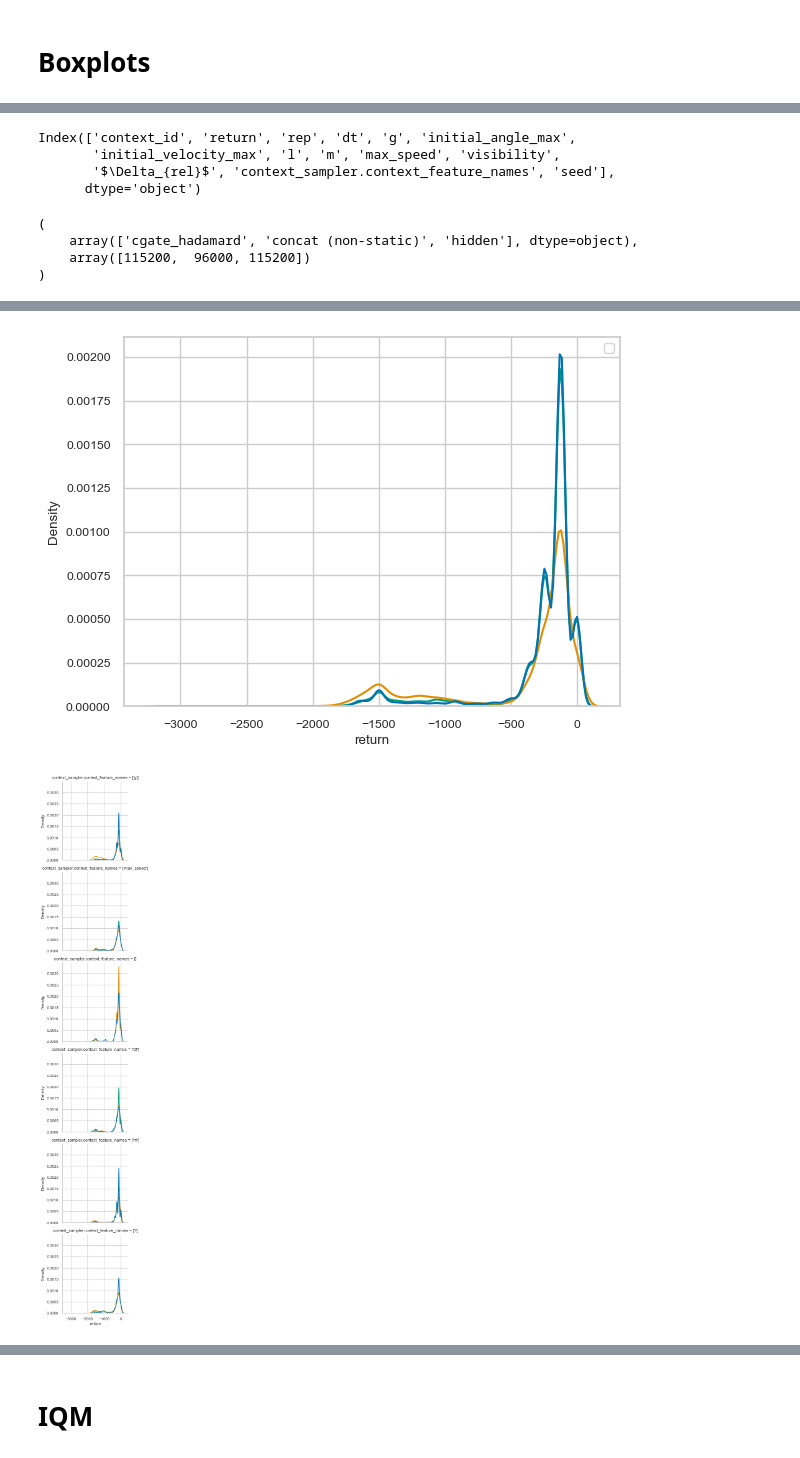
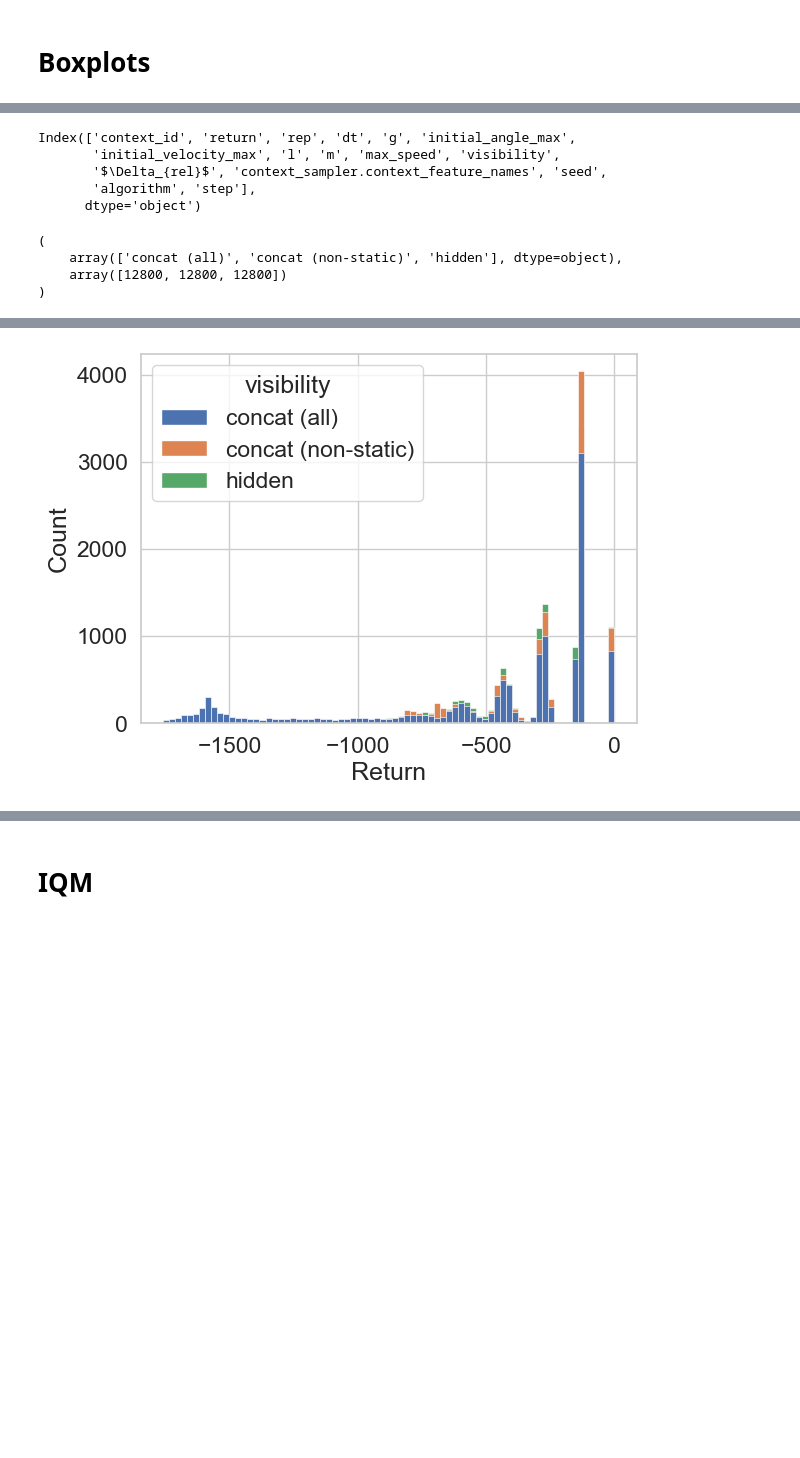
Before and after one commit to automl/CARL, a Jupyter notebook: experiments/evaluation/eval_fromeval.ipynb, the cells around one changed output, grey strips where cells are left out. Cells and saved outputs as stored; diff of their text form; code cells hidden in the pictures; blank space fills up the shorter version.

```diff
--- a/experiments/evaluation/eval_fromeval.ipynb
+++ b/experiments/evaluation/eval_fromeval.ipynb
@@ -165,2 +179,5 @@ array(["['g']", "['max_speed']", '[]', "['dt']", "['m']", "['l']"],
+# %%
+df_rpc = df_rpc[df_rpc["context_sampler.context_feature_names"] == context_feature]
+df_rpc = df_rpc[df_rpc["visibility"].isin(["concat (all)", "concat (non-static)", "hidden"])]
 # %% [markdown]
 # Boxplots
@@ -171,11 +238,12 @@ import scipy
 
 
 sns.set_palette("colorblind")
+sns.set(font_scale=1.5)
 sns.set_style("whitegrid")
 
 printr(df_rpc.columns)
 key = key_visibility
-data = df_rpc[(df_rpc[key] == "hidden") | (df_rpc[key] == "cgate_hadamard") | (df_rpc[key] == "concat (non-static)")]
+data = df_rpc  # df_rpc[(df_rpc[key] == "hidden") | (df_rpc[key] == "cgate_hadamard") | (df_rpc[key] == "concat (non-static)")]
 # data = data[data["context_sampler.context_feature_names"] == "['l']"]
 # data = data[data["context_sampler.context_feature_names"] == "['m', 'l', 'g', 'dt', 'max_speed']"]
 # data = data[data[key_interval] == 0.5]
@@ -192,42 +260,46 @@ y = key_performance
 title = "No Aggregation"
 title = None
 
-ax = sns.kdeplot(data=data, x=y, hue=hue)
-ax.legend()
+fig = plt.Figure(figsize=(6, 4), dpi=300)
+ax = fig.add_subplot(111)
+ax = sns.histplot(data=data, x=y, hue=hue, alpha=1)
 ax.set_title(title)
+ax.set_xlabel("Return")
+fig.set_tight_layout(True)
 plt.show()
 
-grid = sns.FacetGrid(data=data, row=key_cf, legend_out=True)
-grid.map_dataframe(sns.kdeplot, x=y, hue=hue)
-grid.add_legend()
-plt.show()
+#########################
+# grid = sns.FacetGrid(data=data, row=key_cf, legend_out=True)
+# grid.map_dataframe(sns.kdeplot, x=y, hue=hue)
+# grid.add_legend()
+# plt.show()
 
-grid = sns.FacetGrid(data=data, row=key_cf, col=key_interval, legend_out=True,)
-grid.map_dataframe(sns.kdeplot, x=key_performance, hue=hue, )
-grid.add_legend()
-plt.show()
+# grid = sns.FacetGrid(data=data, row=key_cf, col=key_interval, legend_out=True,)
+# grid.map_dataframe(sns.kdeplot, x=key_performance, hue=hue, )
+# grid.add_legend()
+# plt.show()
 
-grid = sns.FacetGrid(data=data, row=key_cf, col=key_interval, legend_out=True,)
-grid.map_dataframe(sns.boxplot, x="step", y=key_performance, hue=hue, )
-grid.add_legend()
-plt.show()
+# grid = sns.FacetGrid(data=data, row=key_cf, col=key_interval, legend_out=True,)
+# grid.map_dataframe(sns.boxplot, x="step", y=key_performance, hue=hue, )
+# grid.add_legend()
+# plt.show()
 
-ax = sns.boxplot(data=data, x=hue, y=y, hue=None)
-ax.legend()
-ax.set_title(title)
-plt.show()
+# ax = sns.boxplot(data=data, x=hue, y=y, hue=None)
+# ax.legend()
+# ax.set_title(title)
+# plt.show()
 
-ax = sns.boxplot(data=data, x=x, y=y, hue=hue)
-ax.legend()
-ax.set_title(title)
-plt.show()
+# ax = sns.boxplot(data=data, x=x, y=y, hue=hue)
+# ax.legend()
+# ax.set_title(title)
+# plt.show()
 
-ax = sns.violinplot(data=data, x=x, y=y, hue=hue, multiple="dodge", cut=0)
-ax.legend()
-ax.set_title(title)
-plt.show()
+# ax = sns.violinplot(data=data, x=x, y=y, hue=hue, multiple="dodge", cut=0)
+# ax.legend()
+# ax.set_title(title)
+# plt.show()
 
-
+##################################
 # # Averaging first
 # title = "Aggregated by Mean per Seed"
 
@@ -276,9 +348,10 @@ plt.show()
 # %% [output]
 Index(['context_id', 'return', 'rep', 'dt', 'g', 'initial_angle_max',
        'initial_velocity_max', 'l', 'm', 'max_speed', 'visibility',
-       '$\Delta_{rel}$', 'context_sampler.context_feature_names', 'seed'],
+       '$\Delta_{rel}$', 'context_sampler.context_feature_names', 'seed',
+       'algorithm', 'step'],
       dtype='object')
 (
-    array(['cgate_hadamard', 'concat (non-static)', 'hidden'], dtype=object),
-    array([115200,  96000, 115200])
+    array(['concat (all)', 'concat (non-static)', 'hidden'], dtype=object),
+    array([12800, 12800, 12800])
 )
@@ -286,2 +358 @@ WARNING:matplotlib.legend:No artists with labels found to put in legend.  Note t
-[figure, old version]
+[figure, new version]
-[figure, removed]
```
Also changed, not shown: parts of 4 cells of this notebook, 6 other files.
